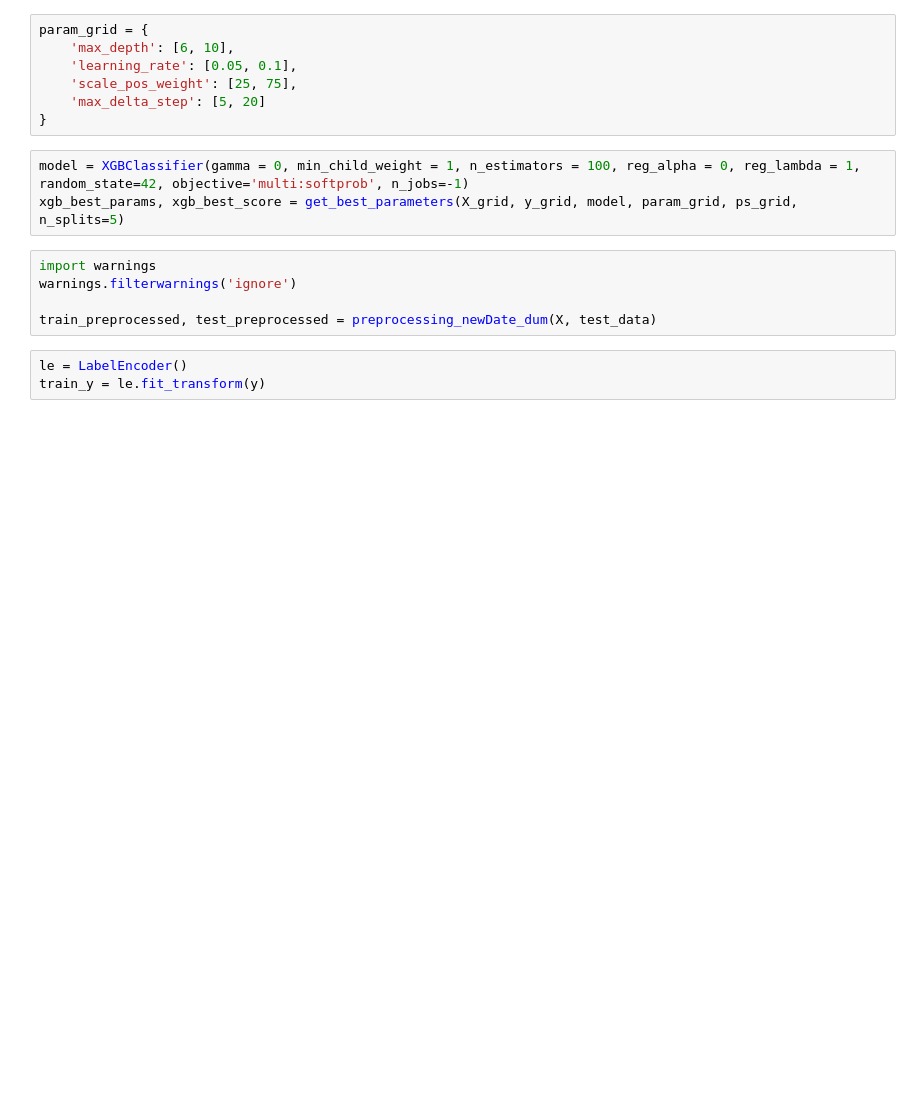
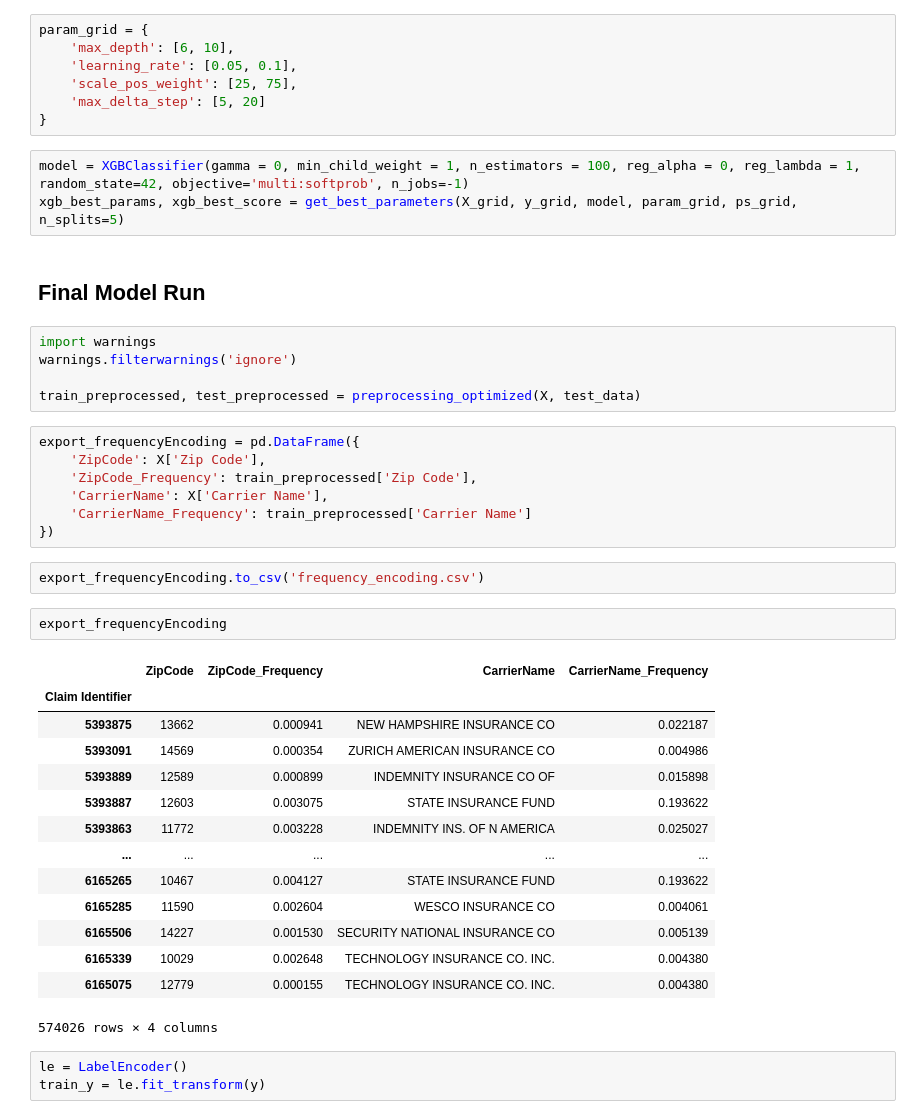
Before and after one commit to tmnstraub/ML_Group36, a Jupyter notebook: src/ModelAssessment.ipynb, the cells around one changed output. Drawn from its saved outputs; the diff is of its cells as text; blank space fills up the shorter version.

```diff
--- a/src/ModelAssessment.ipynb
+++ b/src/ModelAssessment.ipynb
@@ -1762,11 +1764,39 @@ param_grid = {
 # %%
 model = XGBClassifier(gamma = 0, min_child_weight = 1, n_estimators = 100, reg_alpha = 0, reg_lambda = 1, random_state=42, objective='multi:softprob', n_jobs=-1)
 xgb_best_params, xgb_best_score = get_best_parameters(X_grid, y_grid, model, param_grid, ps_grid, n_splits=5)
+# %% [markdown]
+## Final Model Run
 # %%
 import warnings
 warnings.filterwarnings('ignore')
 
-train_preprocessed, test_preprocessed = preprocessing_newDate_dum(X, test_data)
+train_preprocessed, test_preprocessed = preprocessing_optimized(X, test_data)
+# %%
+export_frequencyEncoding = pd.DataFrame({
+    'ZipCode': X['Zip Code'],
+    'ZipCode_Frequency': train_preprocessed['Zip Code'],
+    'CarrierName': X['Carrier Name'],
+    'CarrierName_Frequency': train_preprocessed['Carrier Name']
+})
+# %%
+export_frequencyEncoding.to_csv('frequency_encoding.csv')
+# %%
+export_frequencyEncoding
+# %% [output]
+|  | ZipCode | ZipCode_Frequency | CarrierName | CarrierName_Frequency |
+| Claim Identifier |  |  |  |  |
+| 5393875 | 13662 | 0.000941 | NEW HAMPSHIRE INSURANCE CO | 0.022187 |
+| 5393091 | 14569 | 0.000354 | ZURICH AMERICAN INSURANCE CO | 0.004986 |
+| 5393889 | 12589 | 0.000899 | INDEMNITY INSURANCE CO OF | 0.015898 |
+| 5393887 | 12603 | 0.003075 | STATE INSURANCE FUND | 0.193622 |
+| 5393863 | 11772 | 0.003228 | INDEMNITY INS. OF N AMERICA | 0.025027 |
+| ... | ... | ... | ... | ... |
+| 6165265 | 10467 | 0.004127 | STATE INSURANCE FUND | 0.193622 |
+| 6165285 | 11590 | 0.002604 | WESCO INSURANCE CO | 0.004061 |
+| 6165506 | 14227 | 0.001530 | SECURITY NATIONAL INSURANCE CO | 0.005139 |
+| 6165339 | 10029 | 0.002648 | TECHNOLOGY INSURANCE CO. INC. | 0.004380 |
+| 6165075 | 12779 | 0.000155 | TECHNOLOGY INSURANCE CO. INC. | 0.004380 |
+574026 rows × 4 columns
 # %%
 le = LabelEncoder()
 train_y = le.fit_transform(y)
```
Also changed, not shown: parts of 11 cells of this notebook.
